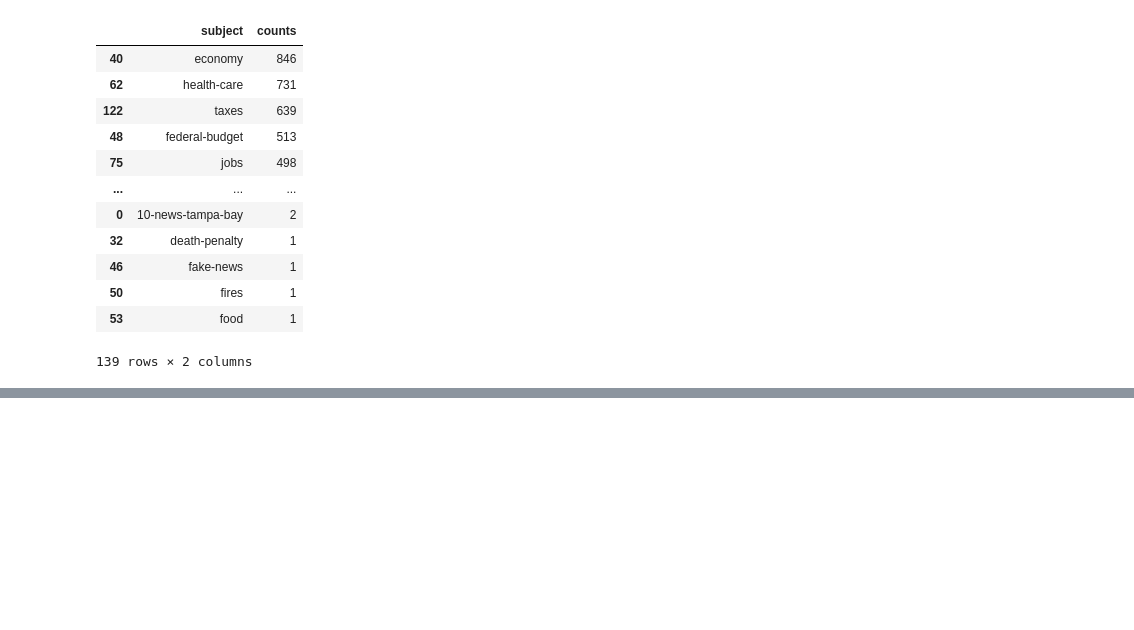
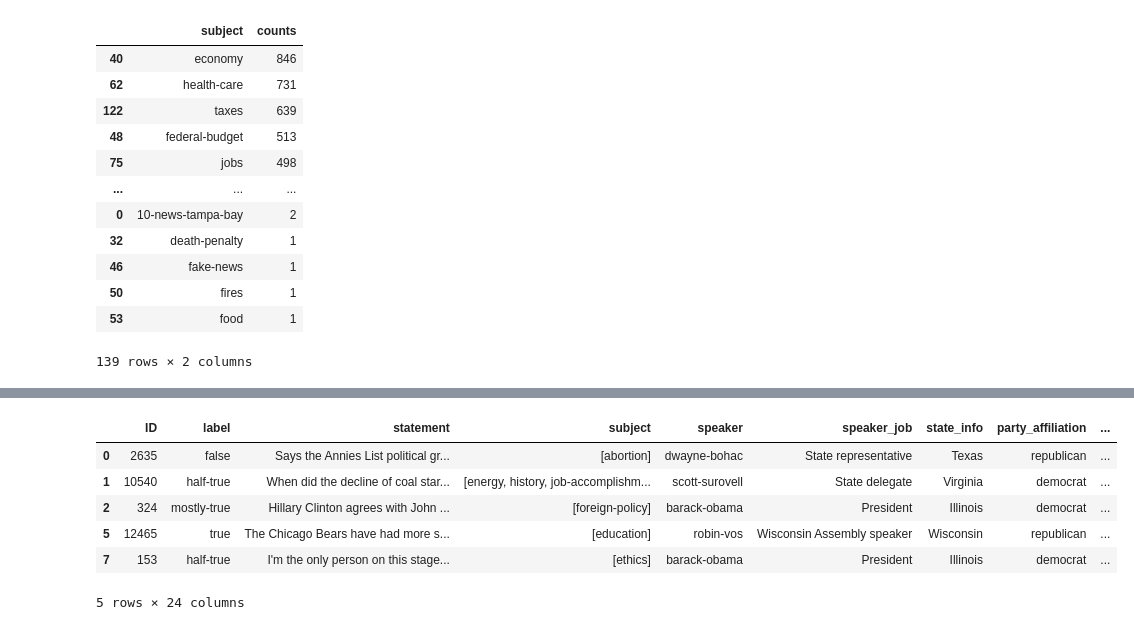
Before and after one commit to melisatahiraj/Fake_News_Detector, a Jupyter notebook: fake_news_ml.ipynb, the cells around one changed output, grey strips where cells are left out. Drawn from its saved outputs; the diff is of its cells as text; code cells hidden in the pictures; blank space fills up the shorter version.

```diff
--- a/fake_news_ml.ipynb
+++ b/fake_news_ml.ipynb
@@ -202,0 +201,12 @@ subject_counts.sort_values(by='counts', ascending=False)
+# %%
+# Drop the 'speaker_id' column from the DataFrame
+fake_news_drop.drop(columns=['speaker_id'], inplace=True)
+fake_news_drop.head()
+# %% [output]
+|  | ID | label | statement | subject | speaker | speaker_job | state_info | party_affiliation | ... |
+| 0 | 2635 | false | Says the Annies List political gr... | [abortion] | dwayne-bohac | State representative | Texas | republican | ... |
+| 1 | 10540 | half-true | When did the decline of coal star... | [energy, history, job-accomplishm... | scott-surovell | State delegate | Virginia | democrat | ... |
+| 2 | 324 | mostly-true | Hillary Clinton agrees with John ... | [foreign-policy] | barack-obama | President | Illinois | democrat | ... |
+| 5 | 12465 | true | The Chicago Bears have had more s... | [education] | robin-vos | Wisconsin Assembly speaker | Wisconsin | republican | ... |
+| 7 | 153 | half-true | I'm the only person on this stage... | [ethics] | barack-obama | President | Illinois | democrat | ... |
+5 rows × 24 columns
```
Also changed, not shown: parts of 13 cells of this notebook.
